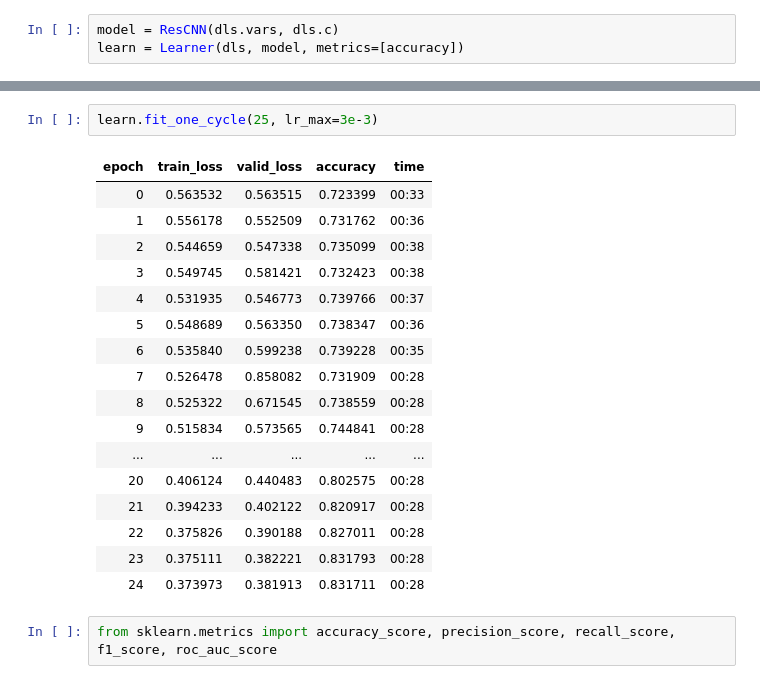
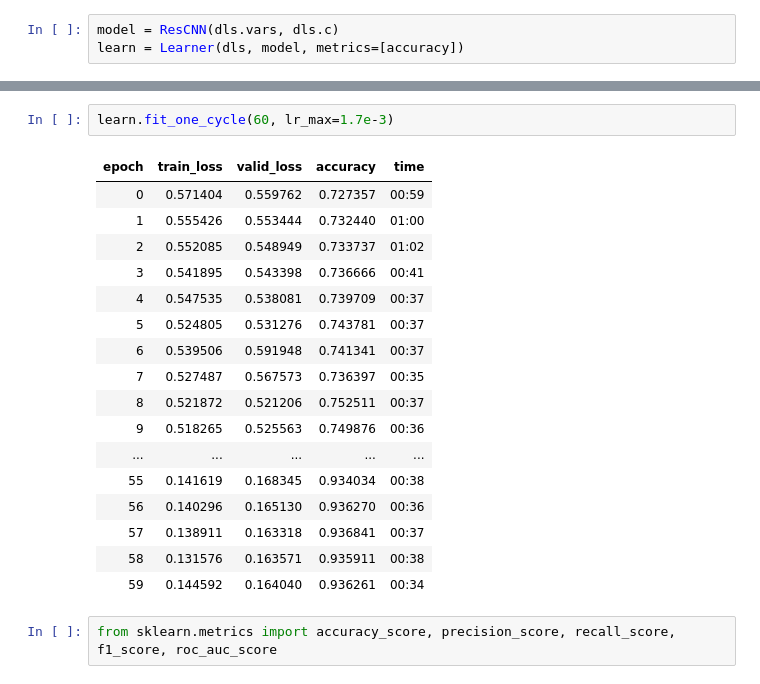
Before and after one commit to firefiruses/Itelma-ts, a Jupyter notebook: ML/tsai_class_train.ipynb, the cells around one changed output, grey strips where cells are left out. Saved outputs shown, nothing was run; the diff lists cells and outputs as text.

```diff
--- a/ML/tsai_class_train.ipynb
+++ b/ML/tsai_class_train.ipynb
@@ -95,23 +95,23 @@ SuggestedLRs(valley=0.0030199517495930195)
 # %%
-learn.fit_one_cycle(25, lr_max=3e-3)
+learn.fit_one_cycle(60, lr_max=1.7e-3)
 # %% [output]
 | epoch | train_loss | valid_loss | accuracy | time |
-| 0 | 0.563532 | 0.563515 | 0.723399 | 00:33 |
-| 1 | 0.556178 | 0.552509 | 0.731762 | 00:36 |
-| 2 | 0.544659 | 0.547338 | 0.735099 | 00:38 |
-| 3 | 0.549745 | 0.581421 | 0.732423 | 00:38 |
-| 4 | 0.531935 | 0.546773 | 0.739766 | 00:37 |
-| 5 | 0.548689 | 0.563350 | 0.738347 | 00:36 |
-| 6 | 0.535840 | 0.599238 | 0.739228 | 00:35 |
-| 7 | 0.526478 | 0.858082 | 0.731909 | 00:28 |
-| 8 | 0.525322 | 0.671545 | 0.738559 | 00:28 |
-| 9 | 0.515834 | 0.573565 | 0.744841 | 00:28 |
+| 0 | 0.571404 | 0.559762 | 0.727357 | 00:59 |
+| 1 | 0.555426 | 0.553444 | 0.732440 | 01:00 |
+| 2 | 0.552085 | 0.548949 | 0.733737 | 01:02 |
+| 3 | 0.541895 | 0.543398 | 0.736666 | 00:41 |
+| 4 | 0.547535 | 0.538081 | 0.739709 | 00:37 |
+| 5 | 0.524805 | 0.531276 | 0.743781 | 00:37 |
+| 6 | 0.539506 | 0.591948 | 0.741341 | 00:37 |
+| 7 | 0.527487 | 0.567573 | 0.736397 | 00:35 |
+| 8 | 0.521872 | 0.521206 | 0.752511 | 00:37 |
+| 9 | 0.518265 | 0.525563 | 0.749876 | 00:36 |
 | ... | ... | ... | ... | ... |
-| 20 | 0.406124 | 0.440483 | 0.802575 | 00:28 |
-| 21 | 0.394233 | 0.402122 | 0.820917 | 00:28 |
-| 22 | 0.375826 | 0.390188 | 0.827011 | 00:28 |
-| 23 | 0.375111 | 0.382221 | 0.831793 | 00:28 |
-| 24 | 0.373973 | 0.381913 | 0.831711 | 00:28 |
+| 55 | 0.141619 | 0.168345 | 0.934034 | 00:38 |
+| 56 | 0.140296 | 0.165130 | 0.936270 | 00:36 |
+| 57 | 0.138911 | 0.163318 | 0.936841 | 00:37 |
+| 58 | 0.131576 | 0.163571 | 0.935911 | 00:38 |
+| 59 | 0.144592 | 0.164040 | 0.936261 | 00:34 |
 # %%
 from sklearn.metrics import accuracy_score, precision_score, recall_score, f1_score, roc_auc_score
 # %%
```
Also changed, not shown: parts of 5 cells of this notebook.
